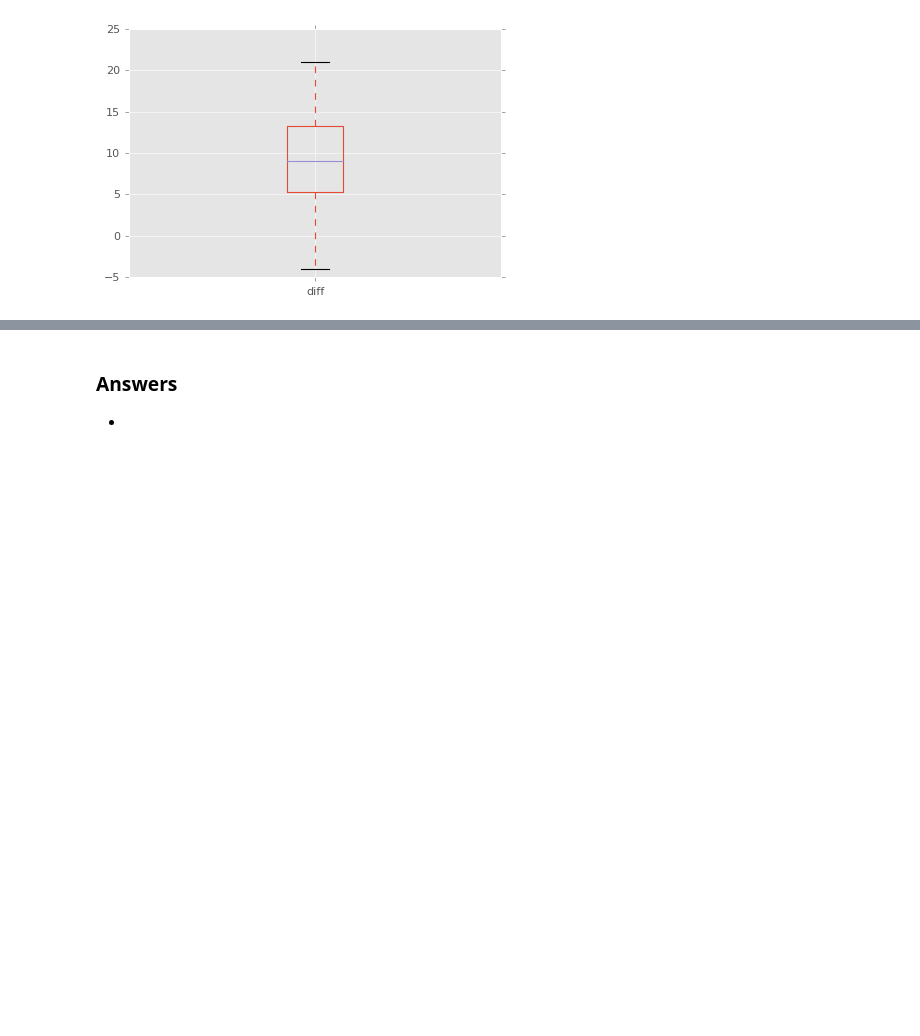
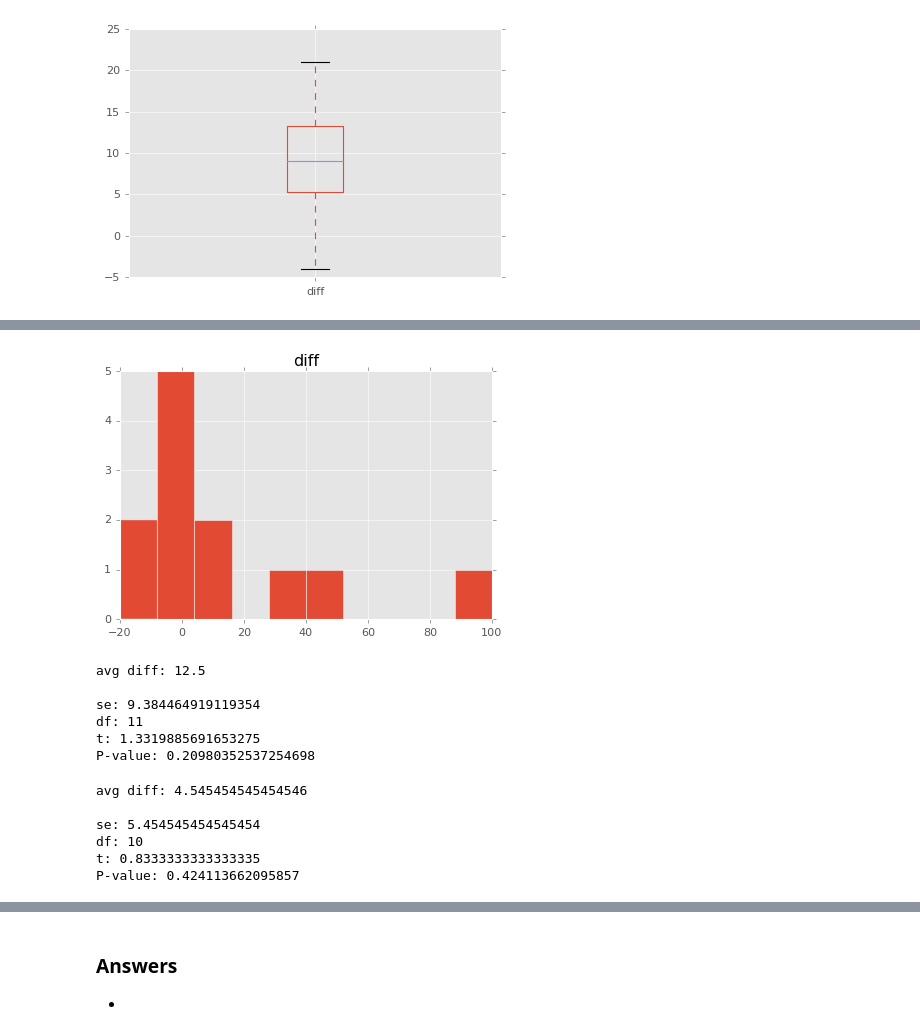
Before and after one commit to rickhaffey/stats-dvb, a Jupyter notebook: exercises/Chapter 25 - Exercises.ipynb, the cells around one changed output, grey strips where cells are left out. Drawn from its saved outputs; the diff is of its cells as text; code cells hidden in the pictures; blank space fills up the shorter version.

```diff
--- a/exercises/Chapter 25 - Exercises.ipynb
+++ b/exercises/Chapter 25 - Exercises.ipynb
@@ -273,0 +285,5 @@ P-value: 0.0028864646690407447
+# %%
+#!cat ../data/Yogurt.txt
+data = pd.read_table("../data/Yogurt.txt", index_col="Brand")
+data['diff'] = data.Strawberry - data.Vanilla
+data
@@ -273,0 +305,50 @@ P-value: 0.0028864646690407447
+# %%
+data.hist('diff');
+# %% [output]
+[figure, added]
+# %%
+# H0: mu(diff) = 0
+# HA: mu(diff) <> 0
+
+n = data['diff'].size
+y = data['diff'].mean()
+s = data['diff'].std()
+
+print("avg diff: {}".format(y))
+
+se = s / math.sqrt(n)
+t = y / se
+df = n - 1
+pvalue = 2 * (1 - stats.t.cdf(t, df=df))
+
+print(template.format(se, df, t, pvalue))
+# %% [output]
+avg diff: 12.5
+
+se: 9.384464919119354
+df: 11
+t: 1.3319885691653275
+P-value: 0.20980352537254698
+# %%
+## Without outlier
+data = data.drop(labels="Great Value")
+
+n = data['diff'].size
+y = data['diff'].mean()
+s = data['diff'].std()
+
+print("avg diff: {}".format(y))
+
+se = s / math.sqrt(n)
+t = y / se
+df = n - 1
+pvalue = 2* (1 - stats.t.cdf(t, df=df))
+
+print(template.format(se, df, t, pvalue))
+# %% [output]
+avg diff: 4.545454545454546
+
+se: 5.454545454545454
+df: 10
+t: 0.8333333333333335
+P-value: 0.424113662095857
```
Also changed, not shown: parts of 19 cells of this notebook.
